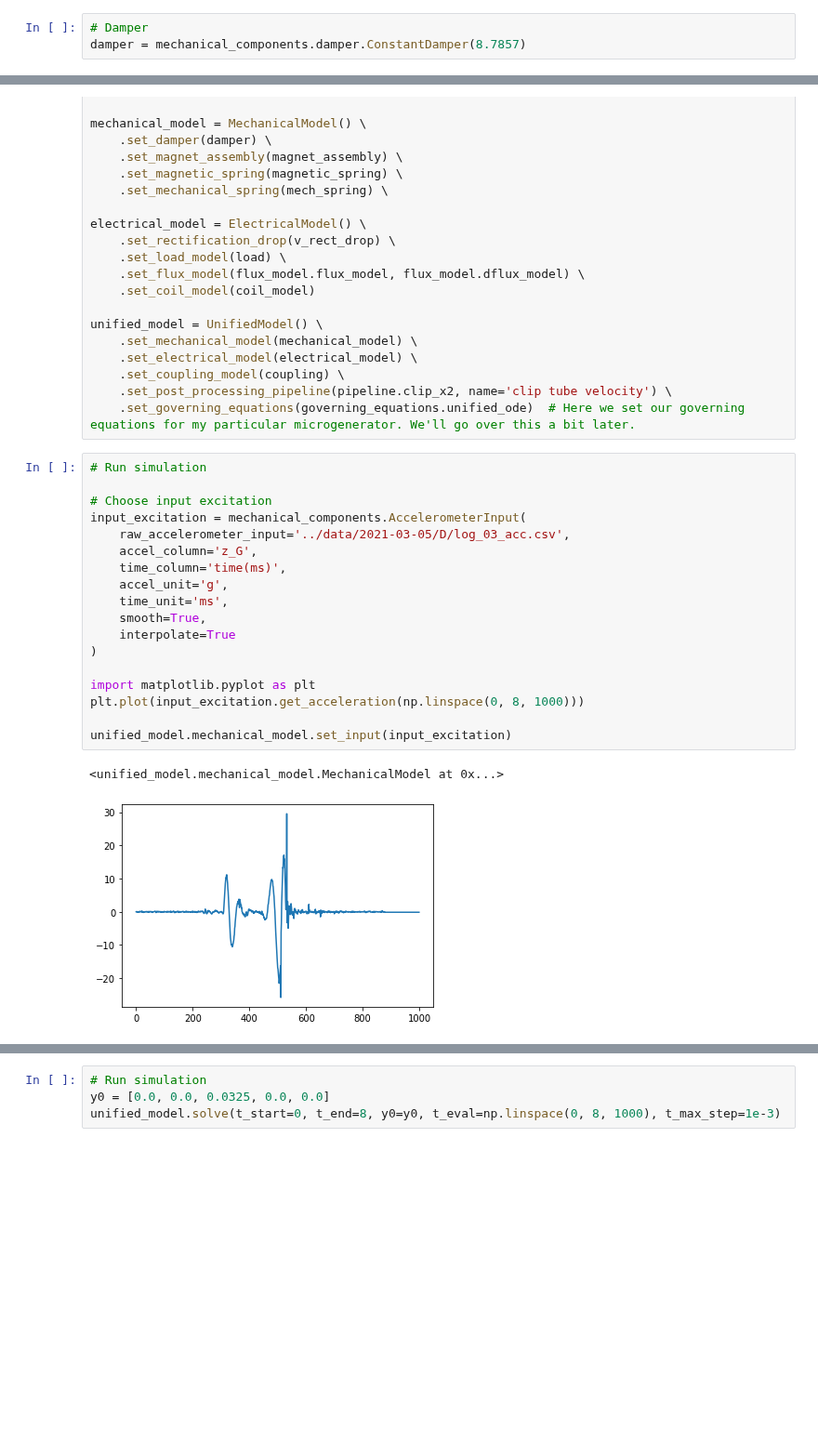
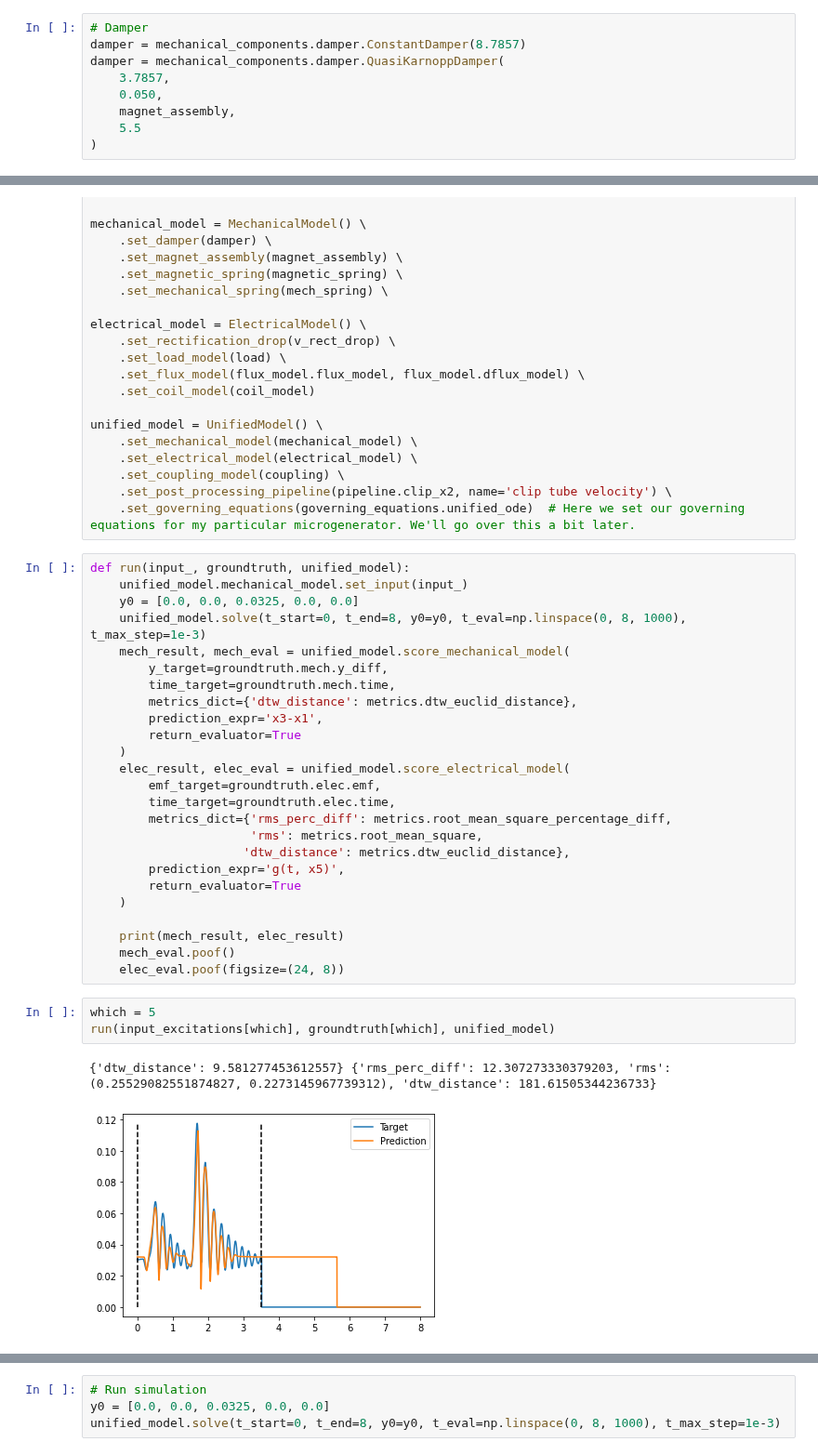
Before and after one commit to mnicstruwig/FlexibleFluxSimulator, a Jupyter notebook: experiments/2021-03-03-Optimal-Design-Comparison.ipynb, the cells around one changed output, grey strips where cells are left out. Shown at 93% size. Saved outputs shown, nothing was run; the diff lists cells and outputs as text; blank space fills up the shorter version.

Commit message:
Add new damper. Update governing equations.

```diff
--- a/experiments/2021-03-03-Optimal-Design-Comparison.ipynb
+++ b/experiments/2021-03-03-Optimal-Design-Comparison.ipynb
@@ -21,3 +36,9 @@ magnet_assembly = mechanical_components.MagnetAssembly(
 # %%
 # Damper
 damper = mechanical_components.damper.ConstantDamper(8.7857)
+damper = mechanical_components.damper.QuasiKarnoppDamper(
+    3.7857,
+    0.050,
+    magnet_assembly,
+    5.5
+)
@@ -190,24 +248,34 @@ unified_model = UnifiedModel() \
     .set_coupling_model(coupling) \
     .set_post_processing_pipeline(pipeline.clip_x2, name='clip tube velocity') \
     .set_governing_equations(governing_equations.unified_ode)  # Here we set our governing equations for my particular microgenerator. We'll go over this a bit later.
-# %%
-# Run simulation
-
-# Choose input excitation
-input_excitation = mechanical_components.AccelerometerInput(
-    raw_accelerometer_input='../data/2021-03-05/D/log_03_acc.csv',
-    accel_column='z_G',
-    time_column='time(ms)',
-    accel_unit='g',
-    time_unit='ms',
-    smooth=True,
-    interpolate=True
-)
-
-import matplotlib.pyplot as plt
-plt.plot(input_excitation.get_acceleration(np.linspace(0, 8, 1000)))
-
-unified_model.mechanical_model.set_input(input_excitation)
-# %% [output]
-<unified_model.mechanical_model.MechanicalModel at 0x...>
-[figure, removed]
+# %%
+def run(input_, groundtruth, unified_model):
+    unified_model.mechanical_model.set_input(input_)
+    y0 = [0.0, 0.0, 0.0325, 0.0, 0.0]
+    unified_model.solve(t_start=0, t_end=8, y0=y0, t_eval=np.linspace(0, 8, 1000), t_max_step=1e-3)
+    mech_result, mech_eval = unified_model.score_mechanical_model(
+        y_target=groundtruth.mech.y_diff,
+        time_target=groundtruth.mech.time,
+        metrics_dict={'dtw_distance': metrics.dtw_euclid_distance},
+        prediction_expr='x3-x1',
+        return_evaluator=True
+    )
+    elec_result, elec_eval = unified_model.score_electrical_model(
+        emf_target=groundtruth.elec.emf,
+        time_target=groundtruth.elec.time,
+        metrics_dict={'rms_perc_diff': metrics.root_mean_square_percentage_diff,
+                      'rms': metrics.root_mean_square,
+                     'dtw_distance': metrics.dtw_euclid_distance},
+        prediction_expr='g(t, x5)',
+        return_evaluator=True
+    )
+
+    print(mech_result, elec_result)
+    mech_eval.poof()
+    elec_eval.poof(figsize=(24, 8))
+# %%
+which = 5
+run(input_excitations[which], groundtruth[which], unified_model)
+# %% [output]
+{'dtw_distance': 9.581277453612557} {'rms_perc_diff': 12.307273330379203, 'rms': (0.25529082551874827, 0.2273145967739312), 'dtw_distance': 181.61505344236733}
+[figure, added]
```
Also changed, not shown: parts of 6 cells of this notebook, 3 other files.
